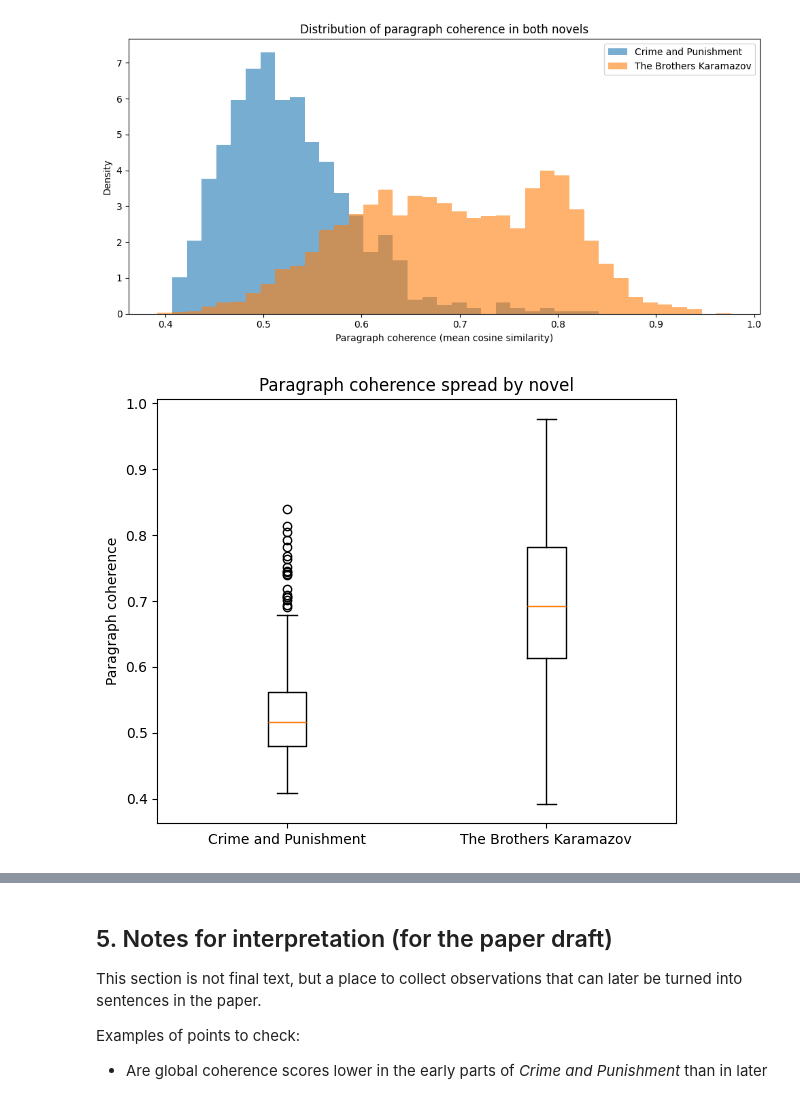
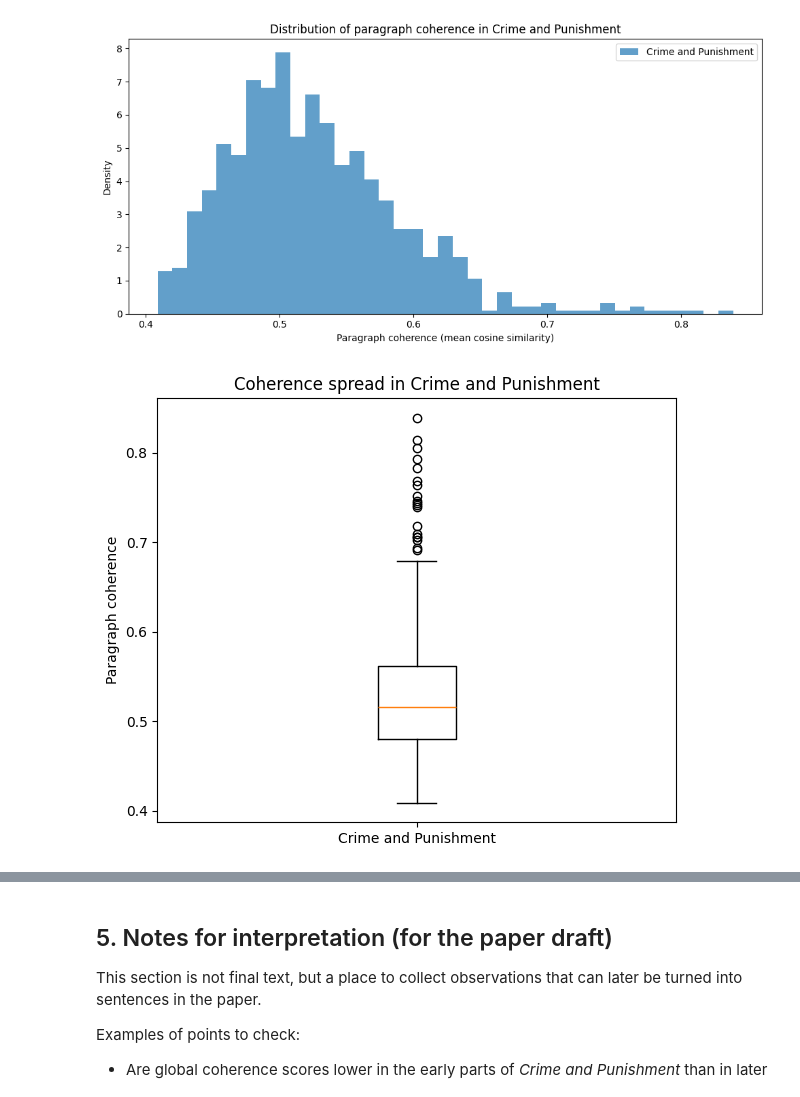
Before and after one commit to NLP-M-A-D/ProjectTemplate, a Jupyter notebook: notebooks/1_AppliedNLP_Session4_Paragraph_Coherence.ipynb, the cells around one changed output, grey strips where cells are left out. Saved outputs shown, nothing was run; the diff lists cells and outputs as text; code cells hidden in the pictures.

Commit message:
notebook paragraog coherence

```diff
--- a/notebooks/1_AppliedNLP_Session4_Paragraph_Coherence.ipynb
+++ b/notebooks/1_AppliedNLP_Session4_Paragraph_Coherence.ipynb
@@ -239,37 +206,30 @@ In this section we look at the **distribution** of these coherence scores in:
 # %%
 import matplotlib.pyplot as plt
+import numpy as np
 
-def plot_coherence_distribution(c_scores, b_scores):
+def plot_coherence_distribution(scores):
     plt.figure(figsize=(10, 5))
-    bins = np.linspace(
-        min(min(c_scores), min(b_scores)),
-        max(max(c_scores), max(b_scores)),
-        40,
-    )
-
-    plt.hist(c_scores, bins=bins, alpha=0.6, label="Crime and Punishment", density=True)
-    plt.hist(b_scores, bins=bins, alpha=0.6, label="The Brothers Karamazov", density=True)
-
+    bins = np.linspace(min(scores), max(scores), 40)
+    plt.hist(scores, bins=bins, alpha=0.7, label="Crime and Punishment", density=True)
     plt.xlabel("Paragraph coherence (mean cosine similarity)")
     plt.ylabel("Density")
-    plt.title("Distribution of paragraph coherence in both novels")
+    plt.title("Distribution of paragraph coherence in Crime and Punishment")
     plt.legend()
     plt.tight_layout()
     plt.show()
 
-
-def boxplot_coherence(c_scores, b_scores):
+def boxplot_coherence(scores):
     plt.figure(figsize=(6, 5))
-    plt.boxplot([c_scores, b_scores], labels=["Crime and Punishment", "The Brothers Karamazov"])
+    plt.boxplot(scores, labels=["Crime and Punishment"])
     plt.ylabel("Paragraph coherence")
-    plt.title("Paragraph coherence spread by novel")
+    plt.title("Coherence spread in Crime and Punishment")
     plt.tight_layout()
     plt.show()
 
-
-plot_coherence_distribution(c_scores, b_scores)
-boxplot_coherence(c_scores, b_scores)
+# ---- run the visualizations ----
+plot_coherence_distribution(c_scores)
+boxplot_coherence(c_scores)
 # %% [output]
-[figure, old version]
+[figure, new version]
-[figure, old version]
+[figure, new version]
 # %% [markdown]
```
Also changed, not shown: parts of 22 cells of this notebook, 2 other files.
